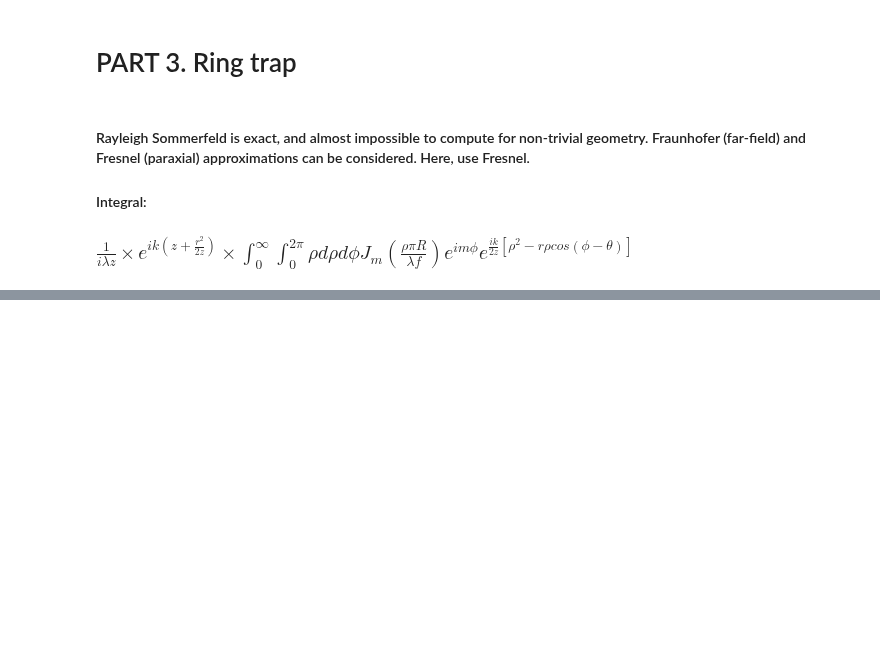
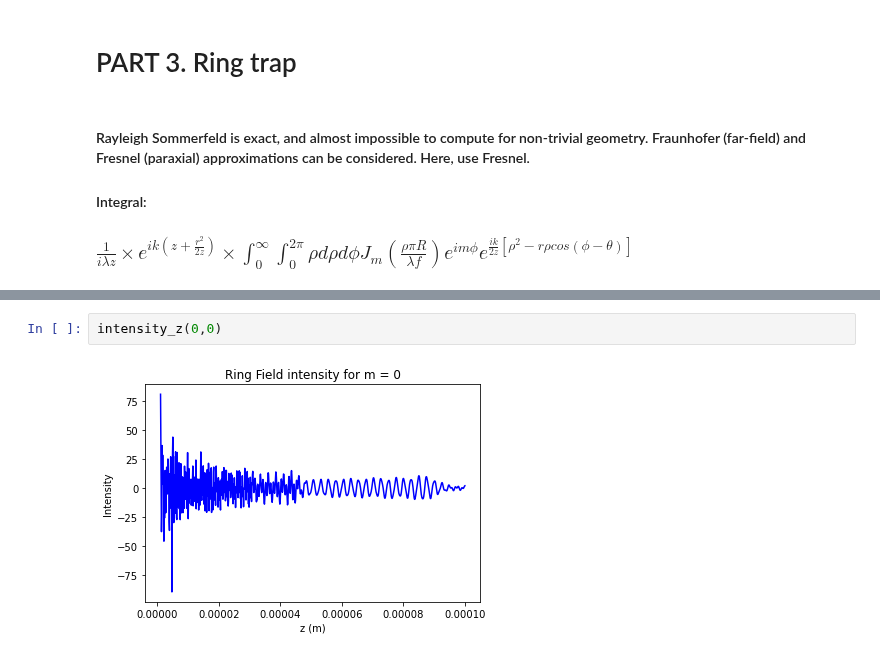
Before and after one commit to jabacousnac/Grier-Lab-Code, a Jupyter notebook: LowIndexTrapping.ipynb, the cells around one changed output, grey strips where cells are left out. Drawn from its saved outputs; the diff is of its cells as text; blank space fills up the shorter version.

```diff
--- a/LowIndexTrapping.ipynb
+++ b/LowIndexTrapping.ipynb
@@ -182,3 +187,7 @@ ValueError: If given, length of x along axis must be the same as y.
+# %%
+intensity_z(0,0)
+# %% [output]
+[figure, added]
 # %%
 ring_intensity_landscape(0.0001)
 # %% [output]
```
Also changed, not shown: parts of 9 cells of this notebook.
